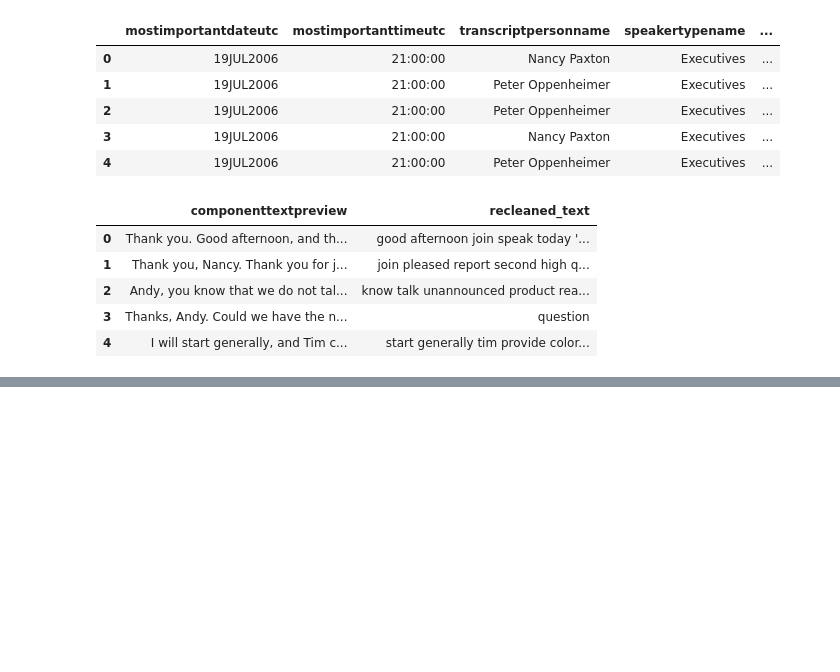
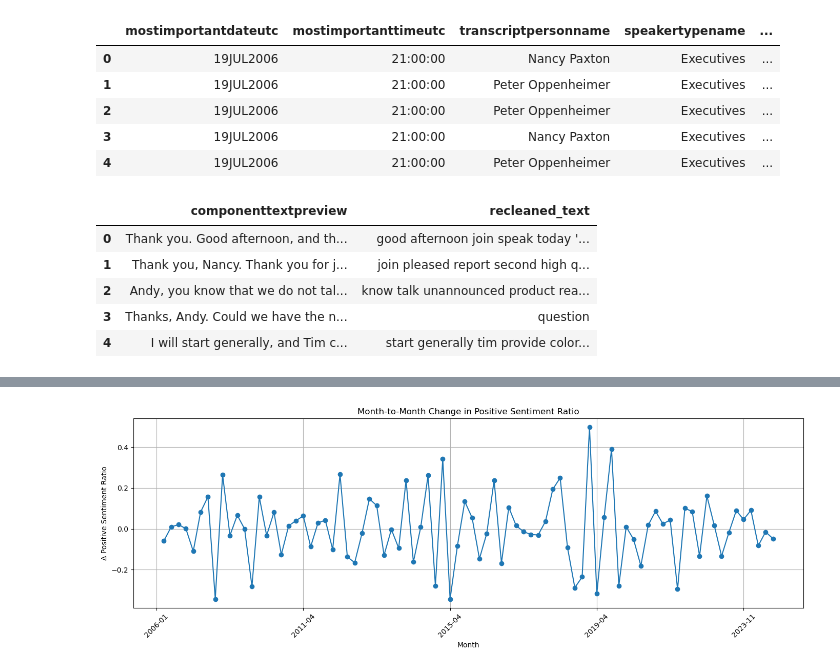
Before and after one commit to YifengQiu220/apple-sentiment-nlp, a Jupyter notebook: test1_2.23.ipynb, the cells around one changed output, grey strips where cells are left out. Saved outputs shown, nothing was run; the diff lists cells and outputs as text; code cells hidden in the pictures; blank space fills up the shorter version.

```diff
--- a/test1_2.23.ipynb
+++ b/test1_2.23.ipynb
@@ -401,0 +508,36 @@ executives_df_cleaned[["componenttextpreview", "recleaned_text"]].head()
+# %%
+import pandas as pd
+import matplotlib.pyplot as plt
+
+# Make sure your date column is datetime
+executives_df_cleaned['date'] = pd.to_datetime(executives_df_cleaned['mostimportantdateutc'])
+
+# Extract Year-Month
+executives_df_cleaned['Month'] = executives_df_cleaned['date'].dt.to_period('M').astype(str)
+
+# Group by Month and Sentiment to get counts
+monthly_counts = executives_df_cleaned.groupby(['Month', 'sentiment_label']).size().reset_index(name='Count')
+
+# Pivot so we get POSITIVE and NEGATIVE as columns
+monthly_sentiment_ratio = monthly_counts.pivot_table(index='Month', columns='sentiment_label', values='Count', fill_value=0)
+
+# Calculate positive ratio per month
+monthly_sentiment_ratio['Positive_Ratio'] = monthly_sentiment_ratio['POSITIVE'] / (
+    monthly_sentiment_ratio['POSITIVE'] + monthly_sentiment_ratio['NEGATIVE']
+)
+
+# Calculate month-to-month change
+monthly_counts_diff = monthly_sentiment_ratio['Positive_Ratio'].diff()
+
+# Plot the difference
+plt.figure(figsize=(14, 5))
+monthly_counts_diff.plot(marker='o')
+plt.title("Month-to-Month Change in Positive Sentiment Ratio")
+plt.ylabel("Δ Positive Sentiment Ratio")
+plt.xlabel("Month")
+plt.grid()
+plt.xticks(rotation=45)
+plt.tight_layout()
+plt.show()
+# %% [output]
+[figure, added]
```
Also changed, not shown: parts of 7 cells of this notebook, 1 other file.
